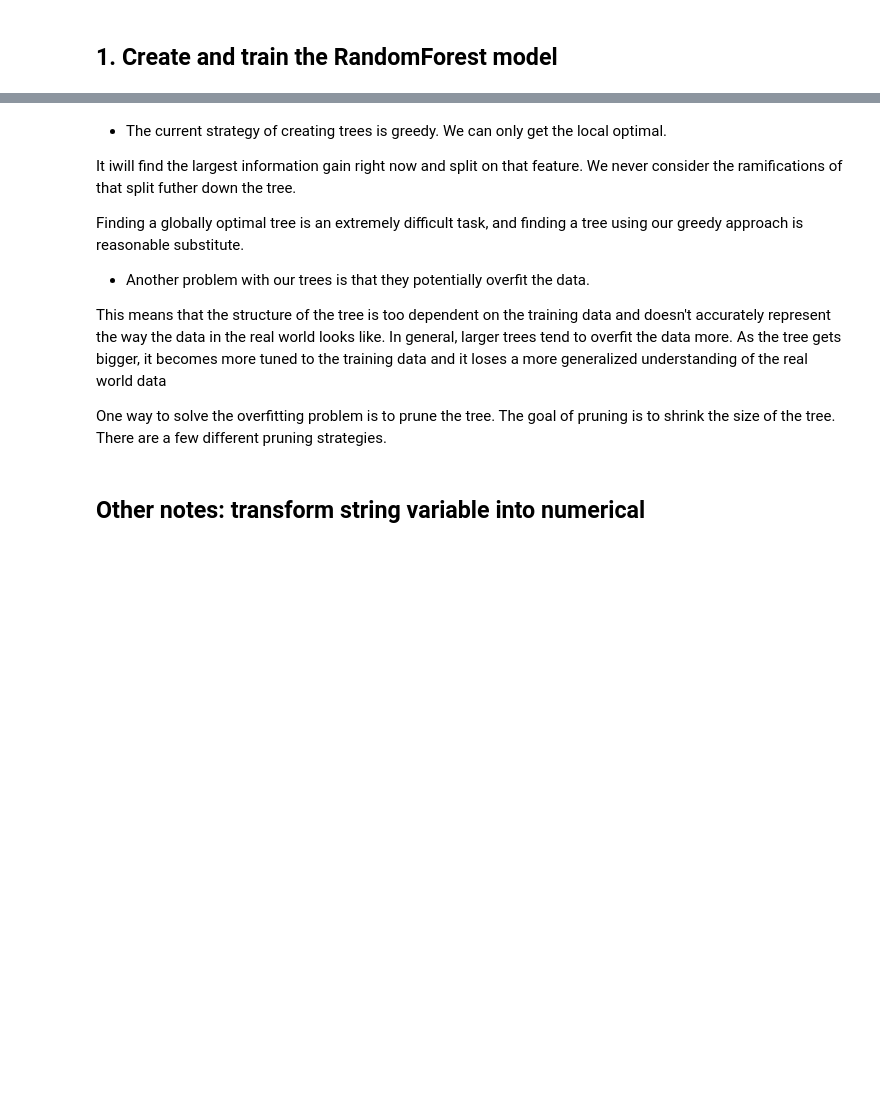
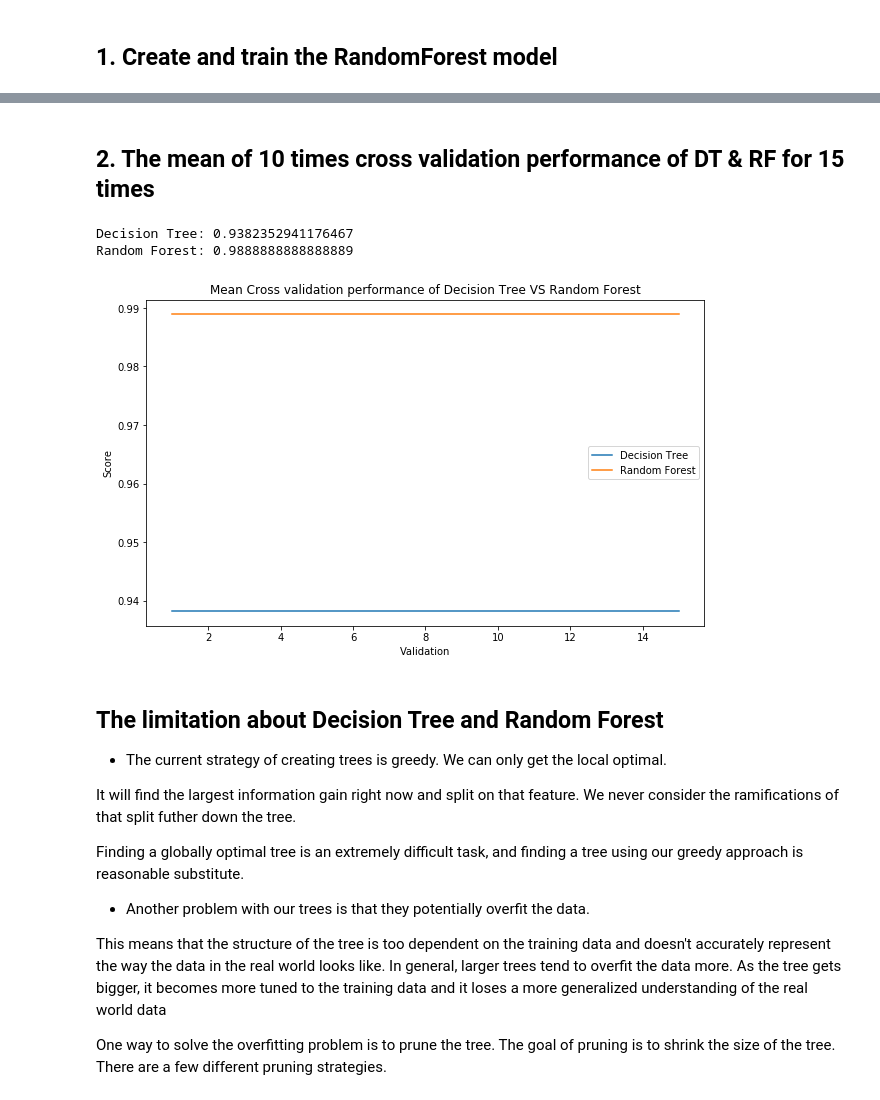
Before and after one commit to xslittlemaggie/Deep-Learning-Machine-Learning-Projects, a Jupyter notebook: Wine_DecisionTree_RandomForest.ipynb, the cells around one changed output, grey strips where cells are left out. Drawn from its saved outputs; the diff is of its cells as text; code cells hidden in the pictures; blank space fills up the shorter version.

```diff
--- a/Wine_DecisionTree_RandomForest.ipynb
+++ b/Wine_DecisionTree_RandomForest.ipynb
@@ -262,7 +351,39 @@ result
+# %% [markdown]
+## 2. The mean of 10 times cross validation performance of DT & RF for 15 times
+# %%
+clf_means = []
+rfc_means = []
+
+for i in range(15):
+  # cross validation of Decision Tree
+  clf = DecisionTreeClassifier(criterion = "entropy" ,splitter = "random" ,random_state = 30 ,max_depth = 3) # best parameters determined from part one
+  clf_s = cross_val_score(clf, wine.data, wine.target, cv = 10).mean()
+  clf_means.append(clf_s)
+
+  # cross validation of Random Forest
+  rfc = RandomForestClassifier(n_estimators = 14, random_state = 30)  # best best parameters determined from part two
+  rfc_s = cross_val_score(rfc, wine.data, wine.target, cv = 10).mean()
+  rfc_means.append(rfc_s)
+print("Decision Tree: {}".format(np.mean(clf_means)))
+print("Random Forest: {}".format(np.mean(rfc_means)))
+plt.figure(figsize = (10, 6))
+plt.title("Mean Cross validation performance of Decision Tree VS Random Forest")
+plt.ylabel("Score")
+plt.xlabel("Validation")
+plt.plot(range(1, 16), clf_means, label = "Decision Tree")
+plt.plot(range(1, 16), rfc_means, label = "Random Forest")
+plt.legend()
+plt.show()
+# %% [output]
+Decision Tree: 0.9382352941176467
+Random Forest: 0.9888888888888889
+[figure, added]
 # %% [markdown]
+## The limitation about Decision Tree and Random Forest
+
 - The current strategy of creating trees is greedy. We can only get the local optimal.
 
-It iwill find the largest information gain right now and split on that feature. We never consider the ramifications of that split futher down the tree.
+It will find the largest information gain right now and split on that feature. We never consider the ramifications of that split futher down the tree.
 
 Finding a globally optimal tree is an extremely difficult task, and finding a tree using our greedy approach is reasonable substitute.
 
@@ -271,5 +392,3 @@ Finding a globally optimal tree is an extremely difficult task, and finding a tr
 This means that the structure of the tree is too dependent on the training data and doesn't accurately represent the way the data in the real world looks like. In general, larger trees tend to overfit the data more. As the tree gets bigger, it becomes more tuned to the training data and it loses a more generalized understanding of the real world data
 
 One way to solve the overfitting problem is to prune the tree. The goal of pruning is to shrink the size of the tree. There are a few different pruning strategies.
-# %% [markdown]
-## Other notes: transform string variable into numerical
```
Also changed, not shown: parts of 49 cells of this notebook.
